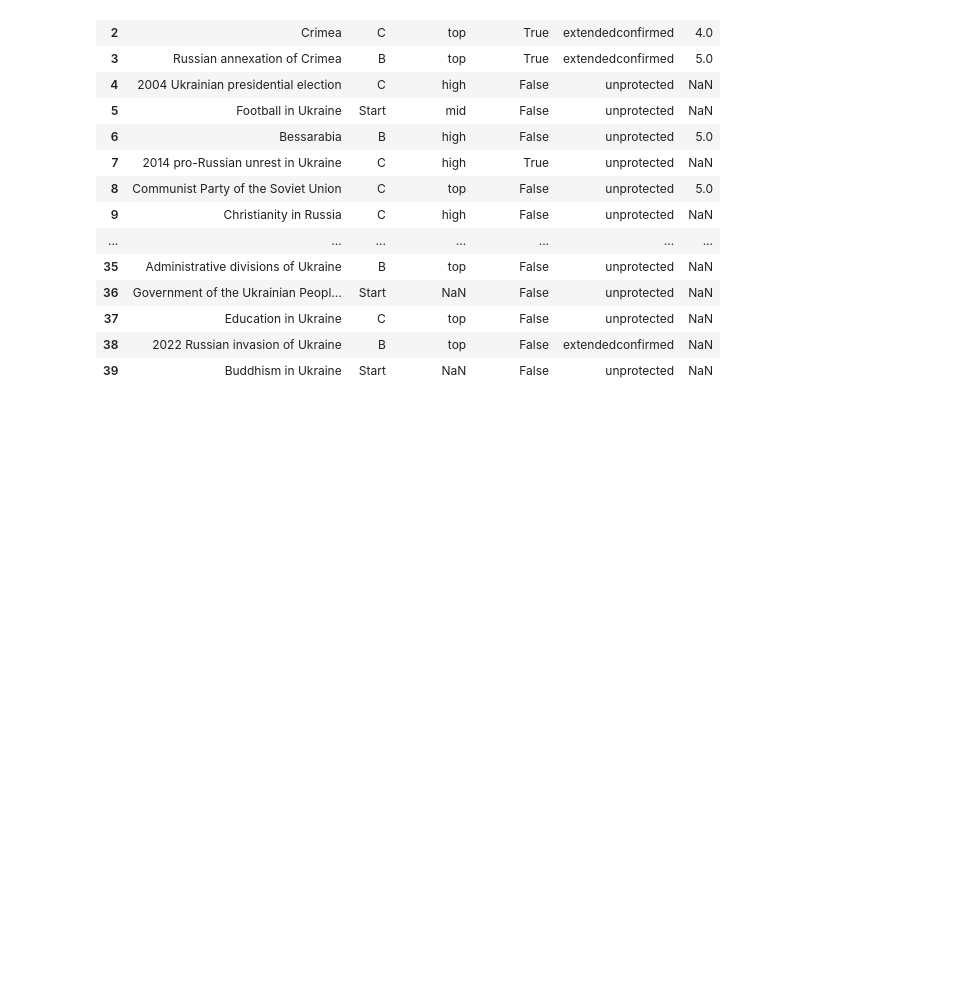
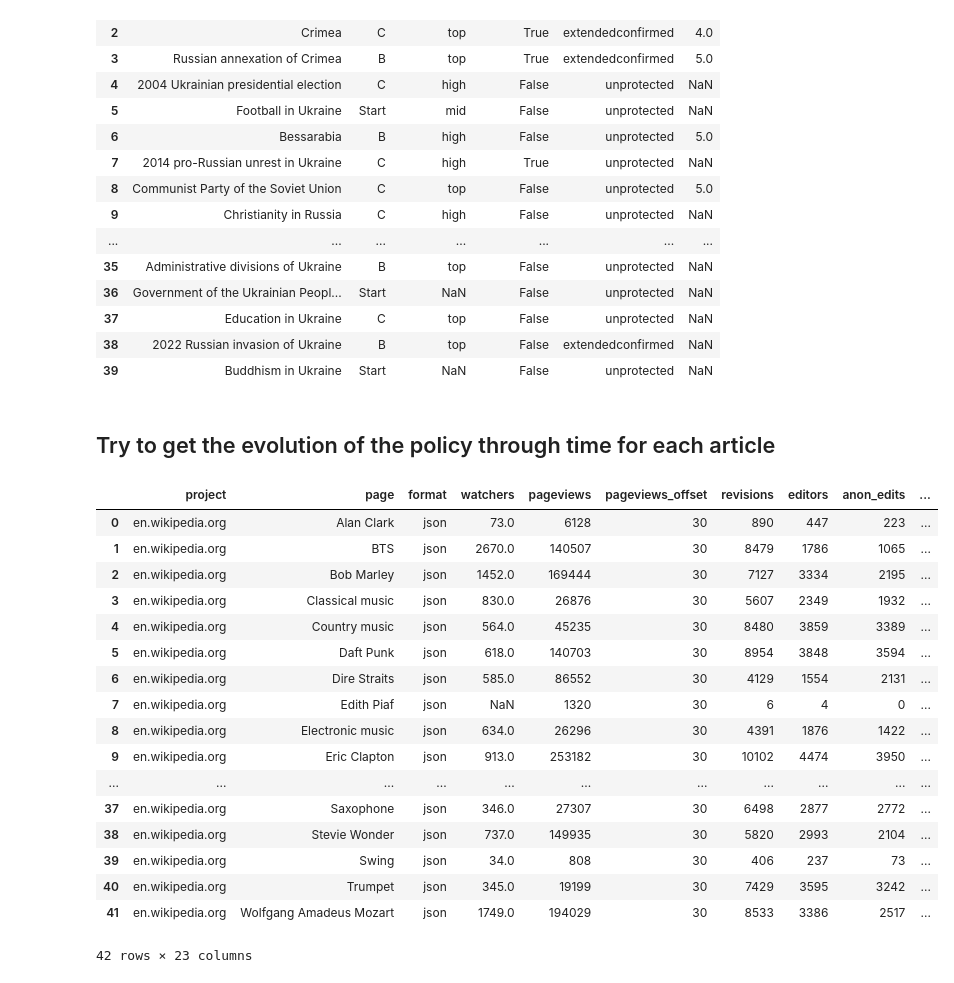
Before and after one commit to dh-epfl-students/dhlab-cultural-weaponisation-ukraine-benchmark, a Jupyter notebook: notebooks/policy_analysis.ipynb, the cells around one changed output. Saved outputs shown, nothing was run; the diff lists cells and outputs as text; code cells hidden in the pictures; blank space fills up the shorter version.

```diff
--- a/notebooks/policy_analysis.ipynb
+++ b/notebooks/policy_analysis.ipynb
@@ -351,3 +373,5 @@ df
 | 37 | Education in Ukraine | C | top | False | unprotected | NaN |
 | 38 | 2022 Russian invasion of Ukraine | B | top | False | extendedconfirmed | NaN |
 | 39 | Buddhism in Ukraine | Start | NaN | False | unprotected | NaN |
+# %% [markdown]
+## Try to get the evolution of the policy through time for each article
@@ -353,0 +548,24 @@ df
+# %%
+xtools_metadata_main_set = pd.read_csv('../datas/interim/Policy Analysis/xtools_metadata_main_set.csv')
+xtools_metadata_control_set = pd.read_csv('../datas/interim/Policy Analysis/xtools_metadata_control_set.csv')
+# %%
+xtools_metadata_control_set
+# %% [output]
+|  | project | page | format | watchers | pageviews | pageviews_offset | revisions | editors | anon_edits | ... |
+| 0 | en.wikipedia.org | Alan Clark | json | 73.0 | 6128 | 30 | 890 | 447 | 223 | ... |
+| 1 | en.wikipedia.org | BTS | json | 2670.0 | 140507 | 30 | 8479 | 1786 | 1065 | ... |
+| 2 | en.wikipedia.org | Bob Marley | json | 1452.0 | 169444 | 30 | 7127 | 3334 | 2195 | ... |
+| 3 | en.wikipedia.org | Classical music | json | 830.0 | 26876 | 30 | 5607 | 2349 | 1932 | ... |
+| 4 | en.wikipedia.org | Country music | json | 564.0 | 45235 | 30 | 8480 | 3859 | 3389 | ... |
+| 5 | en.wikipedia.org | Daft Punk | json | 618.0 | 140703 | 30 | 8954 | 3848 | 3594 | ... |
+| 6 | en.wikipedia.org | Dire Straits | json | 585.0 | 86552 | 30 | 4129 | 1554 | 2131 | ... |
+| 7 | en.wikipedia.org | Edith Piaf | json | NaN | 1320 | 30 | 6 | 4 | 0 | ... |
+| 8 | en.wikipedia.org | Electronic music | json | 634.0 | 26296 | 30 | 4391 | 1876 | 1422 | ... |
+| 9 | en.wikipedia.org | Eric Clapton | json | 913.0 | 253182 | 30 | 10102 | 4474 | 3950 | ... |
+| ... | ... | ... | ... | ... | ... | ... | ... | ... | ... | ... |
+| 37 | en.wikipedia.org | Saxophone | json | 346.0 | 27307 | 30 | 6498 | 2877 | 2772 | ... |
+| 38 | en.wikipedia.org | Stevie Wonder | json | 737.0 | 149935 | 30 | 5820 | 2993 | 2104 | ... |
+| 39 | en.wikipedia.org | Swing | json | 34.0 | 808 | 30 | 406 | 237 | 73 | ... |
+| 40 | en.wikipedia.org | Trumpet | json | 345.0 | 19199 | 30 | 7429 | 3595 | 3242 | ... |
+| 41 | en.wikipedia.org | Wolfgang Amadeus Mozart | json | 1749.0 | 194029 | 30 | 8533 | 3386 | 2517 | ... |
+42 rows × 23 columns
```
Also changed, not shown: parts of 10 cells of this notebook, 18 other files.
